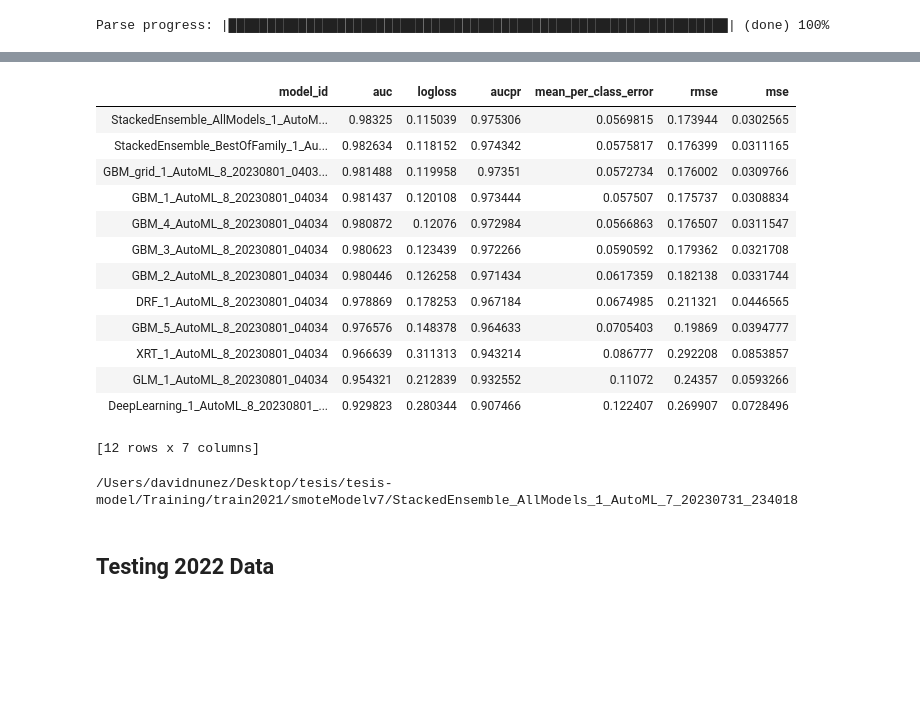
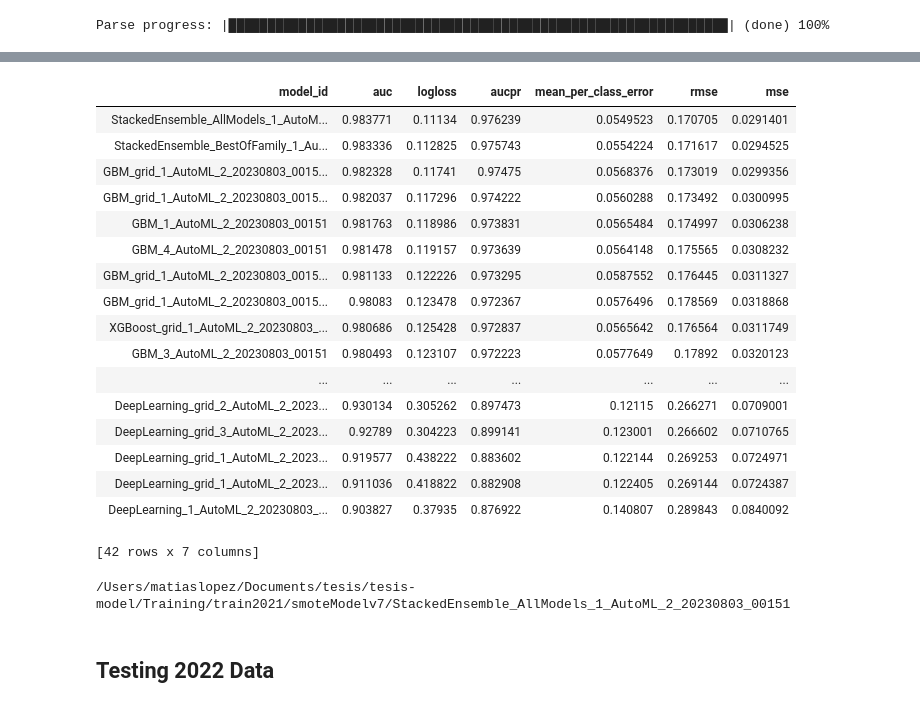
Before and after one commit to davinun99/tesis-model, a Jupyter notebook: Training/TrainingBalanced.ipynb, the cells around one changed output, grey strips where cells are left out. Saved outputs shown, nothing was run; the diff lists cells and outputs as text; code cells hidden in the pictures; blank space fills up the shorter version.

Commit message:
new way of comparing performance and new best 0.67T

```diff
--- a/Training/TrainingBalanced.ipynb
+++ b/Training/TrainingBalanced.ipynb
@@ -53,7 +53,7 @@ train[y] = train[y].asfactor()
 Parse progress: |████████████████████████████████████████████████████████████████| (done) 100%
 # %%
 # Run AutoML for 10 base models
-aml = H2OAutoML(max_models=10, seed=24)
+aml = H2OAutoML(max_models=40, seed=23)
 aml.train(x=x, y=y, training_frame=train)
 
 # View the AutoML Leader
@@ -81,23 +81,27 @@ AutoML progress: |
 | model_id | auc | logloss | aucpr | mean_per_class_error | rmse | mse |
-| StackedEnsemble_AllModels_1_AutoM... | 0.98325 | 0.115039 | 0.975306 | 0.0569815 | 0.173944 | 0.0302565 |
-| StackedEnsemble_BestOfFamily_1_Au... | 0.982634 | 0.118152 | 0.974342 | 0.0575817 | 0.176399 | 0.0311165 |
-| GBM_grid_1_AutoML_8_20230801_0403... | 0.981488 | 0.119958 | 0.97351 | 0.0572734 | 0.176002 | 0.0309766 |
-| GBM_1_AutoML_8_20230801_04034 | 0.981437 | 0.120108 | 0.973444 | 0.057507 | 0.175737 | 0.0308834 |
-| GBM_4_AutoML_8_20230801_04034 | 0.980872 | 0.12076 | 0.972984 | 0.0566863 | 0.176507 | 0.0311547 |
-| GBM_3_AutoML_8_20230801_04034 | 0.980623 | 0.123439 | 0.972266 | 0.0590592 | 0.179362 | 0.0321708 |
-| GBM_2_AutoML_8_20230801_04034 | 0.980446 | 0.126258 | 0.971434 | 0.0617359 | 0.182138 | 0.0331744 |
-| DRF_1_AutoML_8_20230801_04034 | 0.978869 | 0.178253 | 0.967184 | 0.0674985 | 0.211321 | 0.0446565 |
-| GBM_5_AutoML_8_20230801_04034 | 0.976576 | 0.148378 | 0.964633 | 0.0705403 | 0.19869 | 0.0394777 |
-| XRT_1_AutoML_8_20230801_04034 | 0.966639 | 0.311313 | 0.943214 | 0.086777 | 0.292208 | 0.0853857 |
-| GLM_1_AutoML_8_20230801_04034 | 0.954321 | 0.212839 | 0.932552 | 0.11072 | 0.24357 | 0.0593266 |
-| DeepLearning_1_AutoML_8_20230801_... | 0.929823 | 0.280344 | 0.907466 | 0.122407 | 0.269907 | 0.0728496 |
+| StackedEnsemble_AllModels_1_AutoM... | 0.983771 | 0.11134 | 0.976239 | 0.0549523 | 0.170705 | 0.0291401 |
+| StackedEnsemble_BestOfFamily_1_Au... | 0.983336 | 0.112825 | 0.975743 | 0.0554224 | 0.171617 | 0.0294525 |
+| GBM_grid_1_AutoML_2_20230803_0015... | 0.982328 | 0.11741 | 0.97475 | 0.0568376 | 0.173019 | 0.0299356 |
+| GBM_grid_1_AutoML_2_20230803_0015... | 0.982037 | 0.117296 | 0.974222 | 0.0560288 | 0.173492 | 0.0300995 |
+| GBM_1_AutoML_2_20230803_00151 | 0.981763 | 0.118986 | 0.973831 | 0.0565484 | 0.174997 | 0.0306238 |
+| GBM_4_AutoML_2_20230803_00151 | 0.981478 | 0.119157 | 0.973639 | 0.0564148 | 0.175565 | 0.0308232 |
+| GBM_grid_1_AutoML_2_20230803_0015... | 0.981133 | 0.122226 | 0.973295 | 0.0587552 | 0.176445 | 0.0311327 |
+| GBM_grid_1_AutoML_2_20230803_0015... | 0.98083 | 0.123478 | 0.972367 | 0.0576496 | 0.178569 | 0.0318868 |
+| XGBoost_grid_1_AutoML_2_20230803_... | 0.980686 | 0.125428 | 0.972837 | 0.0565642 | 0.176564 | 0.0311749 |
+| GBM_3_AutoML_2_20230803_00151 | 0.980493 | 0.123107 | 0.972223 | 0.0577649 | 0.17892 | 0.0320123 |
+| ... | ... | ... | ... | ... | ... | ... |
+| DeepLearning_grid_2_AutoML_2_2023... | 0.930134 | 0.305262 | 0.897473 | 0.12115 | 0.266271 | 0.0709001 |
+| DeepLearning_grid_3_AutoML_2_2023... | 0.92789 | 0.304223 | 0.899141 | 0.123001 | 0.266602 | 0.0710765 |
+| DeepLearning_grid_1_AutoML_2_2023... | 0.919577 | 0.438222 | 0.883602 | 0.122144 | 0.269253 | 0.0724971 |
+| DeepLearning_grid_1_AutoML_2_2023... | 0.911036 | 0.418822 | 0.882908 | 0.122405 | 0.269144 | 0.0724387 |
+| DeepLearning_1_AutoML_2_20230803_... | 0.903827 | 0.37935 | 0.876922 | 0.140807 | 0.289843 | 0.0840092 |
-[12 rows x 7 columns]
+[42 rows x 7 columns]
 # %%
 model_path = h2o.save_model(model=aml.leader, path="train2021/smoteModelv7", force=True)
 # %%
 print(model_path)
 # %% [output]
-/Users/davidnunez/Desktop/tesis/tesis-model/Training/train2021/smoteModelv7/StackedEnsemble_AllModels_1_AutoML_7_20230731_234018
+/Users/matiaslopez/Documents/tesis/tesis-model/Training/train2021/smoteModelv7/StackedEnsemble_AllModels_1_AutoML_2_20230803_00151
 # %%
 saved_model = h2o.load_model(model_path)
 # %% [markdown]
```
Also changed, not shown: parts of 7 cells of this notebook, 2 other files.
